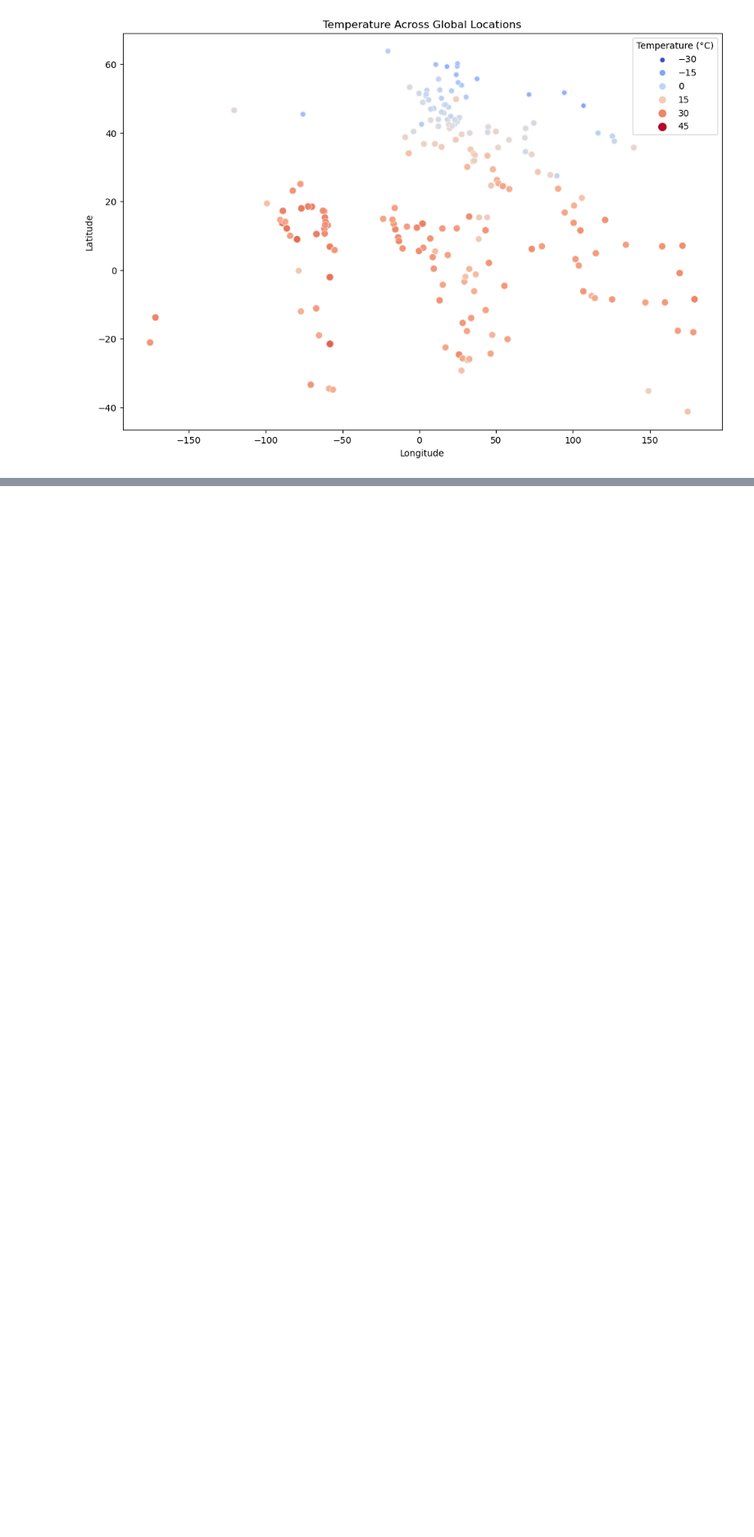
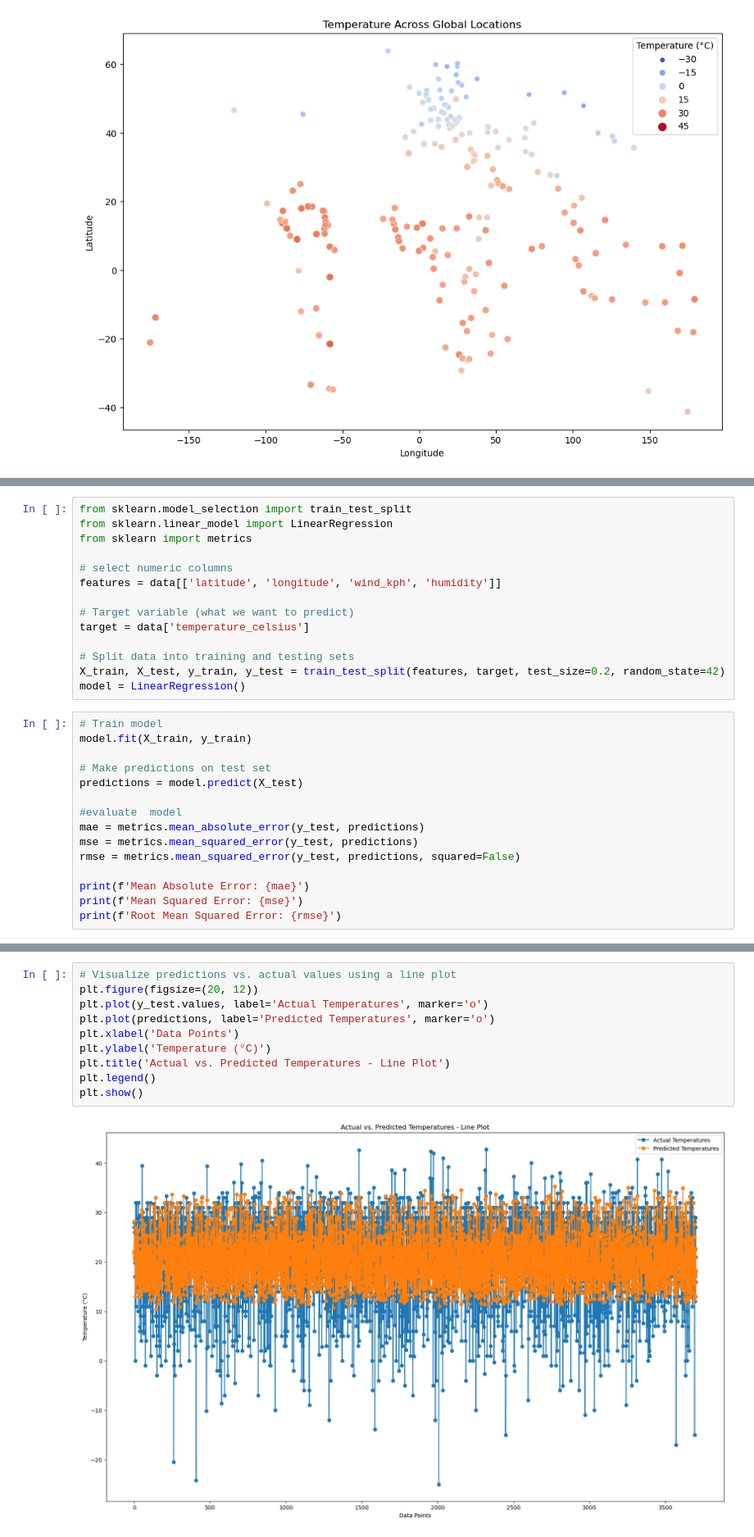
Before and after one commit to juvitus-soh/Global-weather, a Jupyter notebook: global weather.ipynb, the cells around one changed output, grey strips where cells are left out. Shown at 82% size. Saved outputs shown, nothing was run; the diff lists cells and outputs as text; blank space fills up the shorter version.

```diff
--- a/global weather.ipynb
+++ b/global weather.ipynb
@@ -117,0 +124,29 @@ world_map.save('/path/to/temperature_map.html')
+# %%
+from sklearn.model_selection import train_test_split
+from sklearn.linear_model import LinearRegression
+from sklearn import metrics
+
+# select numeric columns
+features = data[['latitude', 'longitude', 'wind_kph', 'humidity']]
+
+# Target variable (what we want to predict)
+target = data['temperature_celsius']
+
+# Split data into training and testing sets
+X_train, X_test, y_train, y_test = train_test_split(features, target, test_size=0.2, random_state=42)
+model = LinearRegression()
+# %%
+# Train model
+model.fit(X_train, y_train)
+
+# Make predictions on test set
+predictions = model.predict(X_test)
+
+#evaluate  model
+mae = metrics.mean_absolute_error(y_test, predictions)
+mse = metrics.mean_squared_error(y_test, predictions)
+rmse = metrics.mean_squared_error(y_test, predictions, squared=False)
+
+print(f'Mean Absolute Error: {mae}')
+print(f'Mean Squared Error: {mse}')
+print(f'Root Mean Squared Error: {rmse}')
@@ -117,0 +157,12 @@ world_map.save('/path/to/temperature_map.html')
+# %%
+# Visualize predictions vs. actual values using a line plot
+plt.figure(figsize=(20, 12))
+plt.plot(y_test.values, label='Actual Temperatures', marker='o')
+plt.plot(predictions, label='Predicted Temperatures', marker='o')
+plt.xlabel('Data Points')
+plt.ylabel('Temperature (°C)')
+plt.title('Actual vs. Predicted Temperatures - Line Plot')
+plt.legend()
+plt.show()
+# %% [output]
+[figure, added]
```
Also changed, not shown: parts of 4 cells of this notebook, 1 other file.
